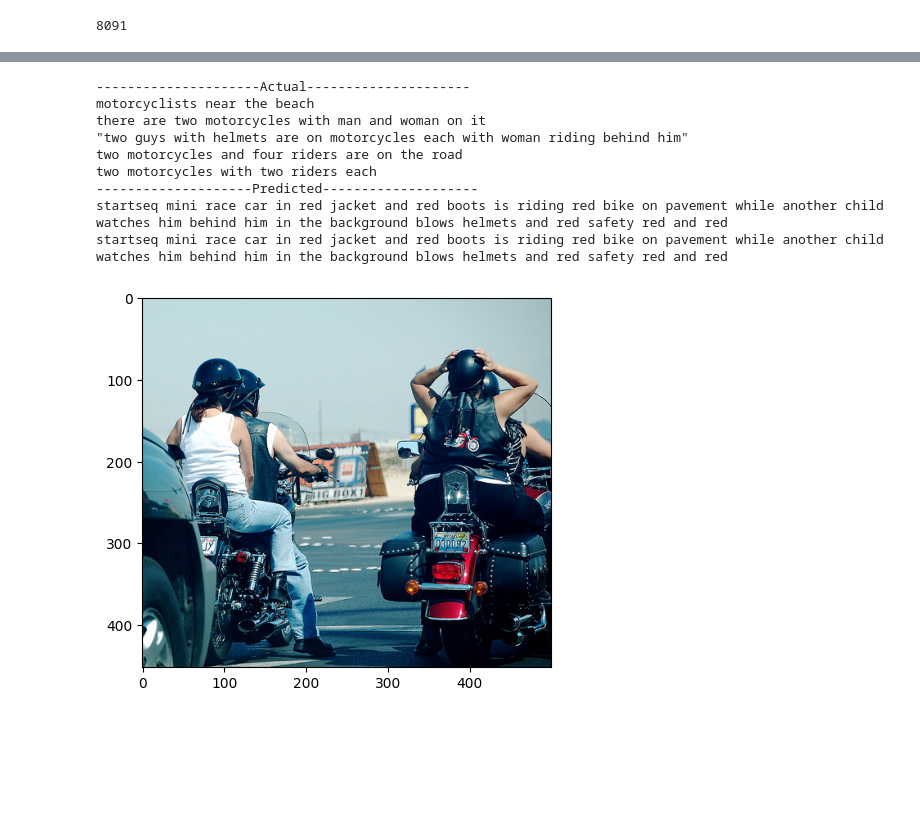
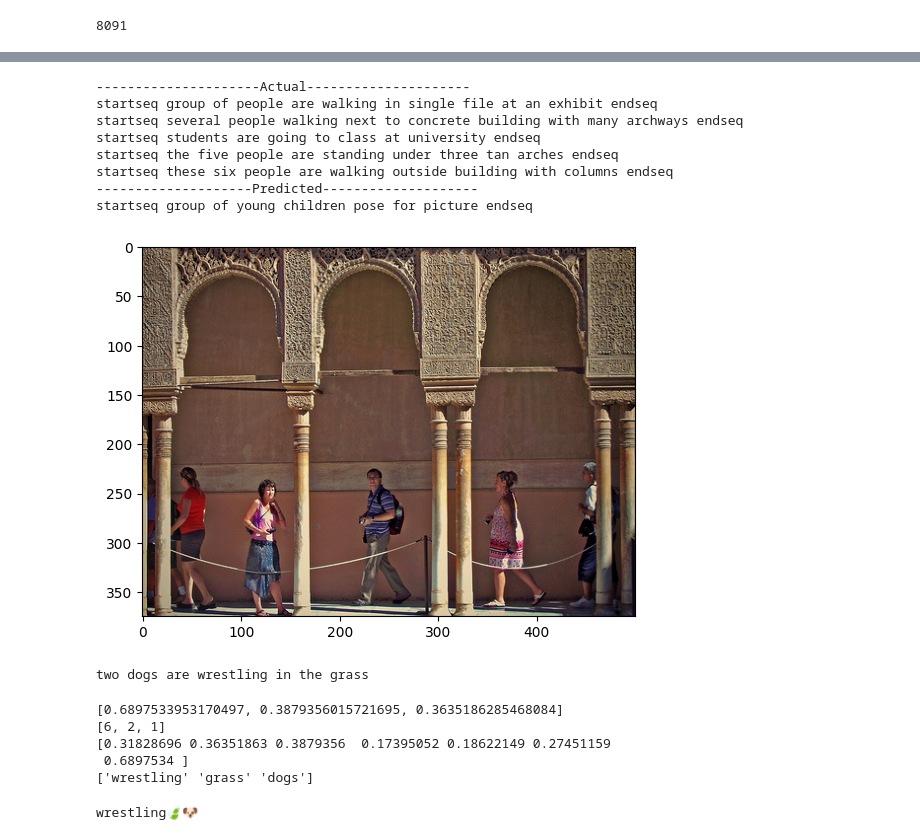
Before and after one commit to AndrewH06/captionify, a Jupyter notebook: main.ipynb, the cells around one changed output, grey strips where cells are left out. Drawn from its saved outputs; the diff is of its cells as text; code cells hidden in the pictures; blank space fills up the shorter version.

Commit message:
🐱‍💻 fix top three choices

```diff
--- a/main.ipynb
+++ b/main.ipynb
@@ -122,5 +122,5 @@ KeyboardInterrupt:
 # %%
-base_direct = "archive"
+base_direct = "archive_og"
 # %%
 vgg = VGG16()
 
@@ -305,8 +306,8 @@ def data_generator(data_keys, mapping, features, tokenizer, max_length, vocab_si
                 X1, X2, y = list(), list(), list()
                 n = 0
 # %%
-epochs = 10
-batch_size = 64
+epochs = 20
+batch_size = 32
 steps = len(train) // batch_size
 
 for i in range(epochs):
@@ -382,17 +388,26 @@ def generate_caption(image_name):
     plt.imshow(image)
     return y_pred
 # %%
-test1 = test[12]
+test1 = test[10]
 caption_tested = generate_caption(test1 + ".jpg")
-print(caption_tested)
+# print(caption_tested)
 # %% [output]
 ---------------------Actual---------------------
-motorcyclists near the beach
-there are two motorcycles with man and woman on it
-"two guys with helmets are on motorcycles each with woman riding behind him"
-two motorcycles and four riders are on the road
-two motorcycles with two riders each
+startseq group of people are walking in single file at an exhibit endseq
+startseq several people walking next to concrete building with many archways endseq
+startseq students are going to class at university endseq
+startseq the five people are standing under three tan arches endseq
+startseq these six people are walking outside building with columns endseq
 --------------------Predicted--------------------
-startseq mini race car in red jacket and red boots is riding red bike on pavement while another child watches him behind him in the background blows helmets and red safety red and red
-startseq mini race car in red jacket and red boots is riding red bike on pavement while another child watches him behind him in the background blows helmets and red safety red and red
+startseq group of young children pose for picture endseq
-[figure, old version]
+[figure, new version]
+# %%
+caption_words = ' '.join(caption_tested.split()[1:-1])
+all_cap_and_test = all_cap.copy()
+all_cap_and_test.append(caption_words)
+
+all_cap_lower = [x.lower() for x in all_cap_and_test]
+
+print(all_cap_lower[-1])
+# %% [output]
+two dogs are wrestling in the grass
@@ -398,0 +434,38 @@ startseq mini race car in red jacket and red boots is riding red bike on pavemen
+# %%
+cap_weights = X.toarray()[-1][np.nonzero(X.toarray()[-1])]
+cap_vocab = tfid_vec.get_feature_names_out()[np.nonzero(X.toarray()[-1])]
+
+top_indexes = pick_closest_values(cap_weights)
+print(top_indexes)
+print(cap_weights)
+top_words = cap_vocab[top_indexes]
+print(top_words)
+# %% [output]
+[0.6897533953170497, 0.3879356015721695, 0.3635186285468084]
+[6, 2, 1]
+[0.31828696 0.36351863 0.3879356  0.17395052 0.18622149 0.27451159
+ 0.6897534 ]
+['wrestling' 'grass' 'dogs']
+# %%
+from emoji_translate.emoji_translate import Translator
+import emoji
+
+emoji = Translator(exact_match_only = False, randomize = True)
+
+caption_emoji = ""
+for word in top_words:
+    if word.endswith("ss"):
+        word = word
+    else:
+        if word.endswith("s"):
+            word = word[:-1]
+    if word.endswith("es"):
+        word = word[:-2]
+
+    elif word.endswith("ed"):
+        word = word[:-2]
+    caption_emoji += emoji.emojify(word)
+
+print(caption_emoji)
+# %% [output]
+wrestling🍃🐶
```
Also changed, not shown: parts of 8 cells of this notebook, 2 other files.
